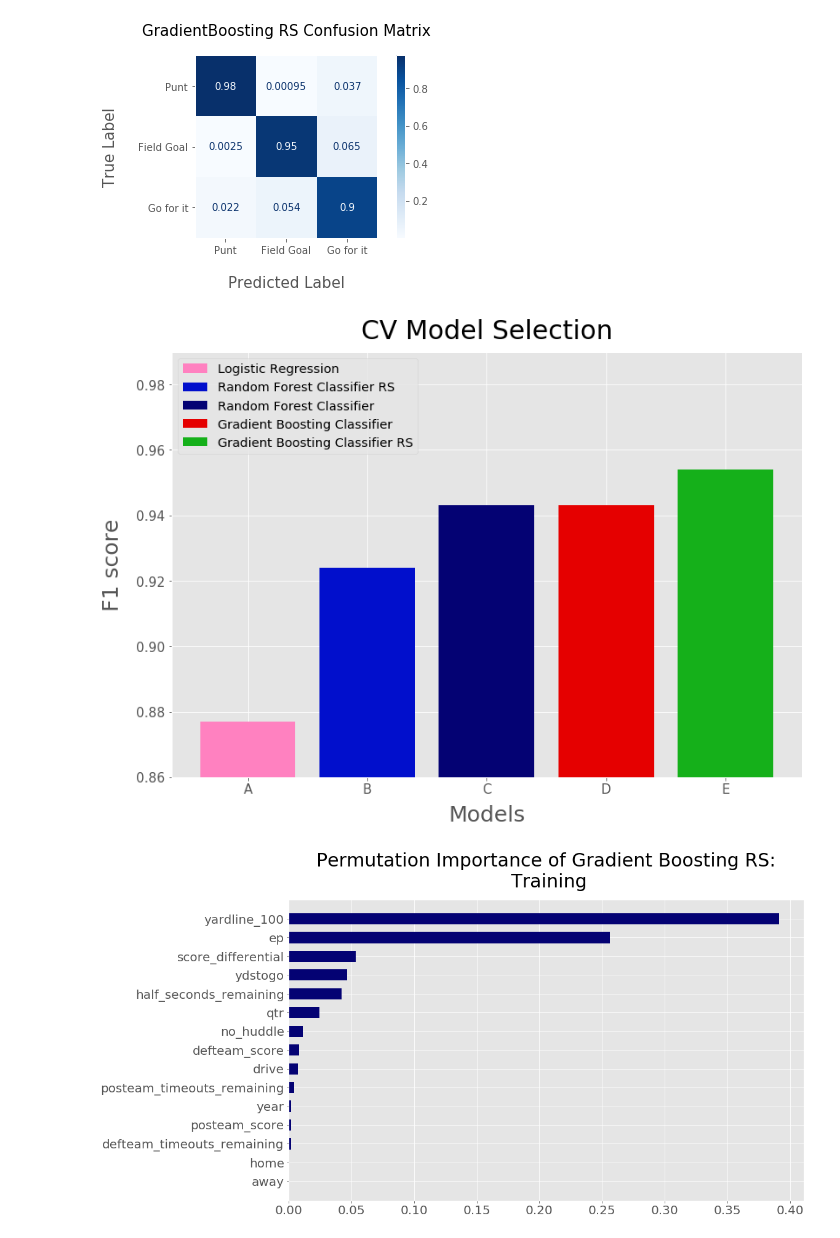
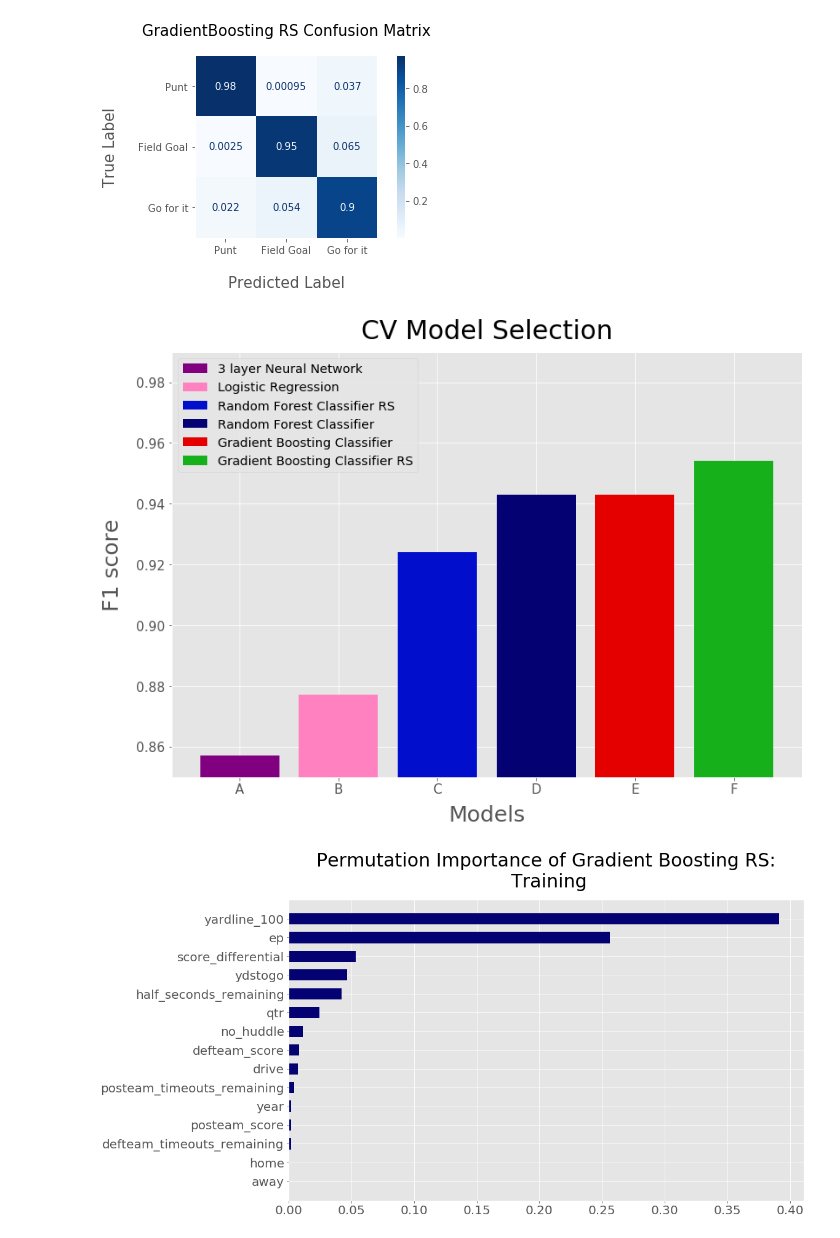
Before and after one commit to morganabbitt/NFL-Analytics, a Jupyter notebook: notebooks/4thdown_classification3.ipynb, the cells around one changed output. Cells and saved outputs as stored; diff of their text form; code cells hidden in the pictures.

```diff
--- a/notebooks/4thdown_classification3.ipynb
+++ b/notebooks/4thdown_classification3.ipynb
@@ -373,23 +405,24 @@ plt.savefig('/Users/morganabbitt/galvanize/capstone/NFL-Analytics/graphics/gbc_c
 # %%
 #plotting cv f1 scores of each model to determine model selection
 ypos = ['A', 'B', 'C', 'D', 'E']
 colors = ['lightblue', 'lavender', 'navy', 'coral', 'plum']
 plt.figure(figsize=(13,9))
 plt.title('CV Model Selection', size=30, pad=15)
-plt.bar('A', 0.877, color='xkcd:pink', label='Logistic Regression')
-plt.bar('B', 0.924, color='xkcd:true blue', label='Random Forest Classifier RS')
-plt.bar('C', 0.943, color='xkcd:deep blue', label='Random Forest Classifier')
-plt.bar('D', 0.943, color='xkcd:red', label='Gradient Boosting Classifier')
-plt.bar('E', 0.954, color='xkcd:green', label='Gradient Boosting Classifier RS')
-plt.ylim(0.86, .99)
+plt.bar('A', 0.857, color='purple', label='3 layer Neural Network')
+plt.bar('B', 0.877, color='xkcd:pink', label='Logistic Regression')
+plt.bar('C', 0.924, color='xkcd:true blue', label='Random Forest Classifier RS')
+plt.bar('D', 0.943, color='xkcd:deep blue', label='Random Forest Classifier')
+plt.bar('E', 0.943, color='xkcd:red', label='Gradient Boosting Classifier')
+plt.bar('F', 0.954, color='xkcd:green', label='Gradient Boosting Classifier RS')
+plt.ylim(0.85, .99)
 plt.xticks(size=15)
 plt.yticks(size=15)
 plt.xlabel('Models', size=25, labelpad=10)
 plt.ylabel('F1 score', size=25, labelpad=15)
 plt.legend(fontsize='x-large', loc='upper left')
 plt.savefig('/Users/morganabbitt/galvanize/capstone/NFL-Analytics/graphics/model_selection.png', dpi=200)
 # %% [output]
-[figure, old version]
+[figure, new version]
 # %%
 #calculating permutation importances for gbc on the training set
 #scorer was defined in the randomized search which uses f1 and average='weighted'
```
Also changed, not shown: parts of 12 cells of this notebook, 1 other file.
